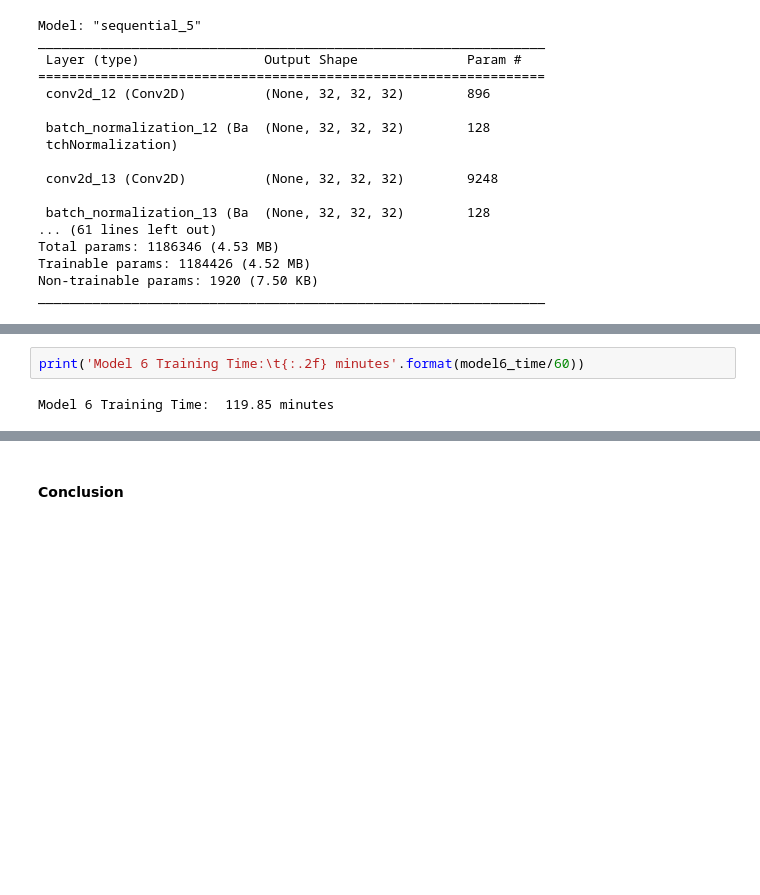
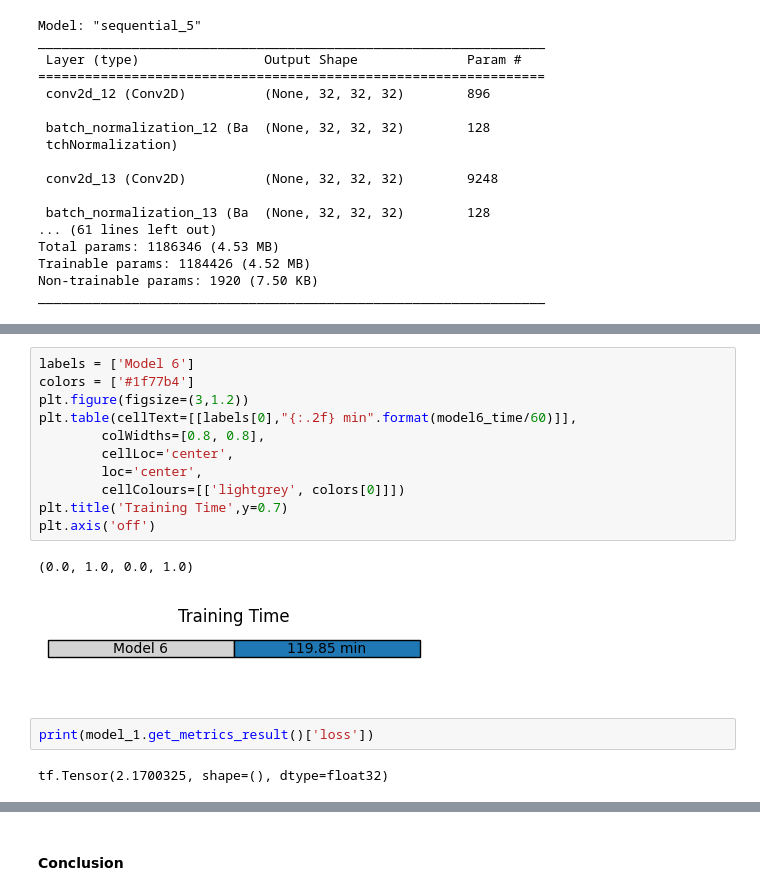
Before and after one commit to qkestacion07/CPE313, a Jupyter notebook: Estacion_Hands_on_Activity_2_1_Convolutional_Neural_Network.ipynb, the cells around one changed output, grey strips where cells are left out. Saved outputs shown, nothing was run; the diff lists cells and outputs as text; blank space fills up the shorter version.

```diff
--- a/Estacion_Hands_on_Activity_2_1_Convolutional_Neural_Network.ipynb
+++ b/Estacion_Hands_on_Activity_2_1_Convolutional_Neural_Network.ipynb
@@ -819,7 +842,21 @@ Epoch 26: val_accuracy improved from 0.96808 to 0.97198, saving model to best_mo
 500/500 [==============================] - 286s 572ms/step - loss: 0.4403 - accuracy: 0.9169 - val_loss: 0.2933 - val_accuracy: 0.9720
 Epoch 26: early stopping
 [figure]
-# %%
-print('Model 6 Training Time:\t{:.2f} minutes'.format(model6_time/60))
-# %% [output]
-Model 6 Training Time:  119.85 minutes
+# %%
+labels = ['Model 6']
+colors = ['#1f77b4']
+plt.figure(figsize=(3,1.2))
+plt.table(cellText=[[labels[0],"{:.2f} min".format(model6_time/60)]],
+        colWidths=[0.8, 0.8],
+        cellLoc='center',
+        loc='center',
+        cellColours=[['lightgrey', colors[0]]])
+plt.title('Training Time',y=0.7)
+plt.axis('off')
+# %% [output]
+(0.0, 1.0, 0.0, 1.0)
+[figure, added]
+# %%
+print(model_1.get_metrics_result()['loss'])
+# %% [output]
+tf.Tensor(2.1700325, shape=(), dtype=float32)
```
Also changed, not shown: parts of 15 cells of this notebook.
